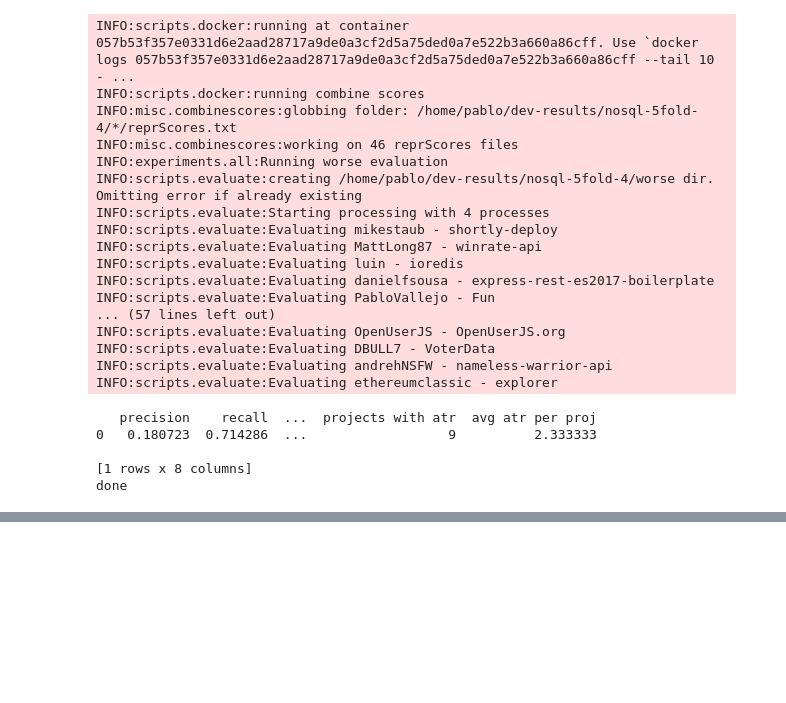
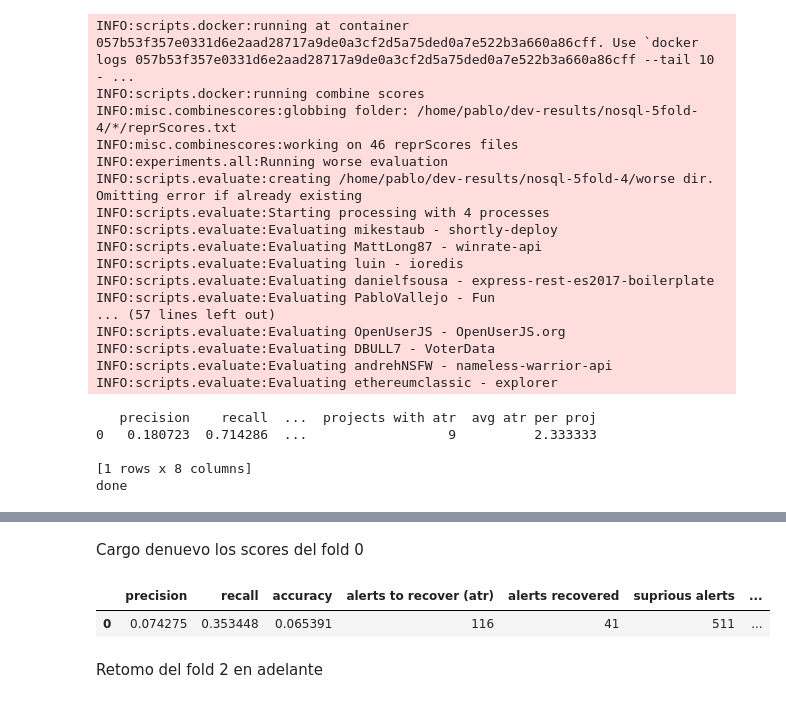
Before and after one commit to thepalbi/tsm-pipeline, a Jupyter notebook: code/notebooks/baseline-nosql.ipynb, the cells around one changed output, grey strips where cells are left out. Saved outputs shown, nothing was run; the diff lists cells and outputs as text; code cells hidden in the pictures; blank space fills up the shorter version.

```diff
--- a/code/notebooks/baseline-nosql.ipynb
+++ b/code/notebooks/baseline-nosql.ipynb
@@ -449,0 +470,18 @@ pd.concat([concated_results, concated_results.apply(['mean'])])
+# %%
+for i, (train_index, test_index) in enumerate(splits):
+    print("Fold %d" % (i))
+    res_dir = "%s%d" % (base_results_dir, i)
+    train_split = np.take(nosql_200_sample, train_index)
+    test_split = np.take(nosql_200_sample, test_index)
+
+    scores = train_and_evaluate(
+        config=config,
+        results_dir=res_dir,
+        query_type="nosql",
+        train=train_split.tolist(),
+        test=test_split.tolist(),
+        docker_client=docker_client,
+    )
+    print(scores)
+    collected_results.append(scores)
+print("done")
@@ -449,0 +538,19 @@ pd.concat([concated_results, concated_results.apply(['mean'])])
+# %%
+# the failed iteartion
+i = 1
+res_dir = "%s%d" % (base_results_dir, i)
+train_index, test_index = list(splits)[i]
+train_split = np.take(nosql_200_sample, train_index)
+test_split = np.take(nosql_200_sample, test_index)
+
+scores = train_and_evaluate(
+    config=config,
+    results_dir=res_dir,
+    query_type="nosql",
+    train=train_split.tolist(),
+    test=test_split.tolist(),
+    docker_client=docker_client,
+    skip=["train"]
+)
+print(scores)
+collected_results.append(scores)
@@ -449,0 +580,13 @@ pd.concat([concated_results, concated_results.apply(['mean'])])
+# %% [markdown]
+Cargo denuevo los scores del fold 0
+# %%
+from scripts.calculate_scores import calculate_scores_df
+
+df = calculate_scores_df("%s%d" % (base_results_dir, 0), cleanup_base_dir="tmp")
+collected_results.append(df)
+df
+# %% [output]
+|  | precision | recall | accuracy | alerts to recover (atr) | alerts recovered | suprious alerts | ... |
+| 0 | 0.074275 | 0.353448 | 0.065391 | 116 | 41 | 511 | ... |
+# %% [markdown]
+Retomo del fold 2 en adelante
```
Also changed, not shown: parts of 13 cells of this notebook, 5 other files.
